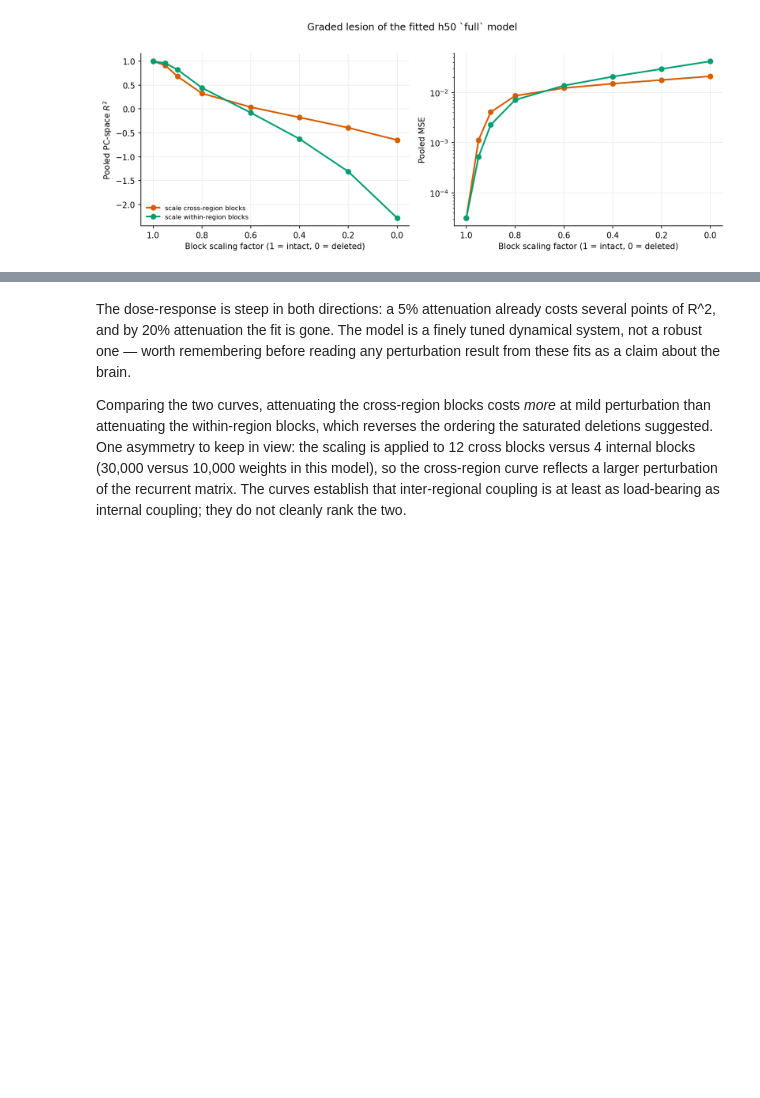
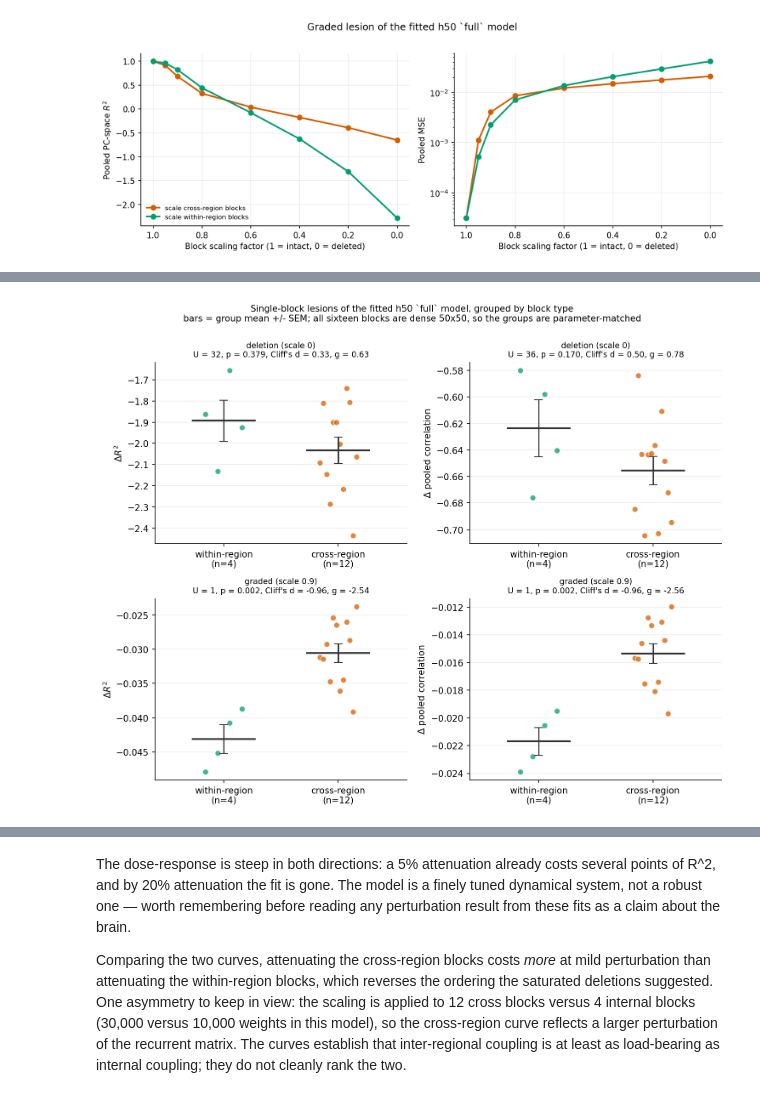
Before and after one commit to gprabaha/dal_monte_2022_analysis, a Jupyter notebook: notebooks/fixation_mrnn_model_selection.ipynb, the cells around one changed output, grey strips where cells are left out. Saved outputs shown, nothing was run; the diff lists cells and outputs as text; code cells hidden in the pictures; blank space fills up the shorter version.

```diff
--- a/notebooks/fixation_mrnn_model_selection.ipynb
+++ b/notebooks/fixation_mrnn_model_selection.ipynb
@@ -1279,0 +1410,52 @@ display_figure(fig)
+# %%
+fig, axes = plt.subplots(2, 2, figsize=(10.0, 8.0), dpi=130)
+group_order = ["within-region", "cross-region"]
+block_group_colors = {
+    "within-region": ARCH_COLORS["within_region"],
+    "cross-region": ARCH_COLORS["cross_region_with_self_diagonal"],
+}
+
+for row_idx, depth in enumerate(LESION_DEPTHS):
+    subset = block_effects[block_effects["depth"] == depth]
+    for col_idx, (metric, pretty) in enumerate(
+        (("delta_r2", "$\\Delta R^2$"), ("delta_correlation", "$\\Delta$ pooled correlation"))
+    ):
+        ax = axes[row_idx, col_idx]
+        for position, group_name in enumerate(group_order):
+            values = subset.loc[subset["group"] == group_name, metric].to_numpy()
+            # Deterministic spread instead of random jitter, so the figure is reproducible.
+            offsets = np.linspace(-0.16, 0.16, len(values)) if len(values) > 1 else np.zeros(1)
+            ax.scatter(position + offsets, values, s=42, color=block_group_colors[group_name],
+                       alpha=0.75, edgecolor="white", linewidth=0.8, zorder=3)
+            mean = float(np.mean(values))
+            ax.hlines(mean, position - 0.28, position + 0.28, color="0.2", linewidth=2.0, zorder=4)
+            ax.errorbar(position, mean, yerr=float(stats.sem(values)), color="0.2",
+                        capsize=5, linewidth=1.5, zorder=4)
+        row = group_stats[(group_stats["depth"] == depth) & (group_stats["metric"].str.endswith(
+            "R2" if metric == "delta_r2" else "correlation"))].iloc[0]
+        ax.set_xticks(
+            range(len(group_order)),
+            [f"{name}\n(n={int(row['n_within'] if name == 'within-region' else row['n_cross'])})"
+             for name in group_order],
+        )
+        ax.set_ylabel(pretty)
+        ax.set_title(
+            f"{depth}\nU = {row['mannwhitney_u']:.0f}, p = {row['mannwhitney_p_exact']:.3f}, "
+            f"Cliff's d = {row['cliffs_delta']:.2f}, g = {row['hedges_g']:.2f}",
+            fontsize=9,
+        )
+        ax.set_xlim(-0.6, 1.6)
+        ax.grid(axis="y", color="0.93", linewidth=0.8)
+        ax.set_axisbelow(True)
+        ax.spines[["top", "right"]].set_visible(False)
+
+fig.suptitle(
+    "Single-block lesions of the fitted h50 `full` model, grouped by block type\n"
+    "bars = group mean +/- SEM; all sixteen blocks are dense 50x50, so the groups are parameter-matched",
+    y=1.0,
+    fontsize=10,
+)
+fig.tight_layout()
+display_figure(fig)
+# %% [output]
+[figure, added]
```
Also changed, not shown: parts of 7 cells of this notebook.
